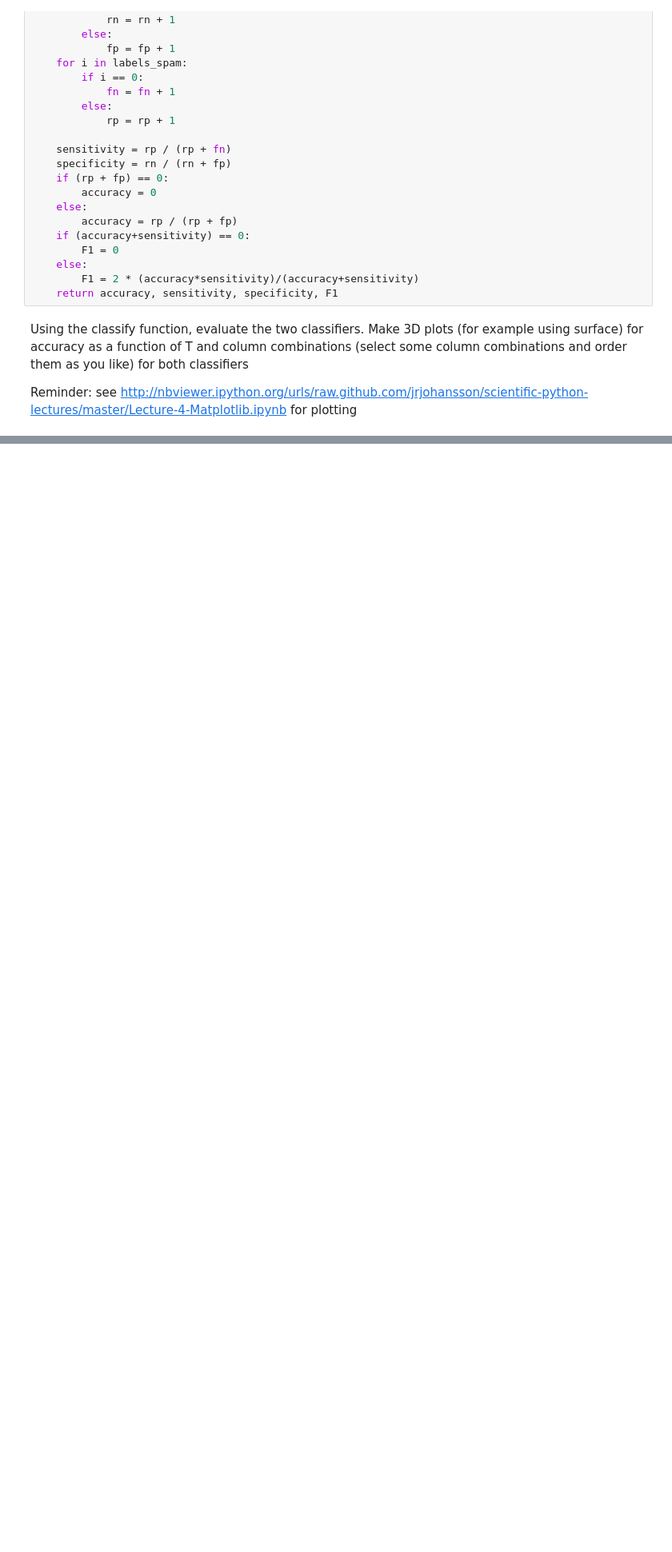
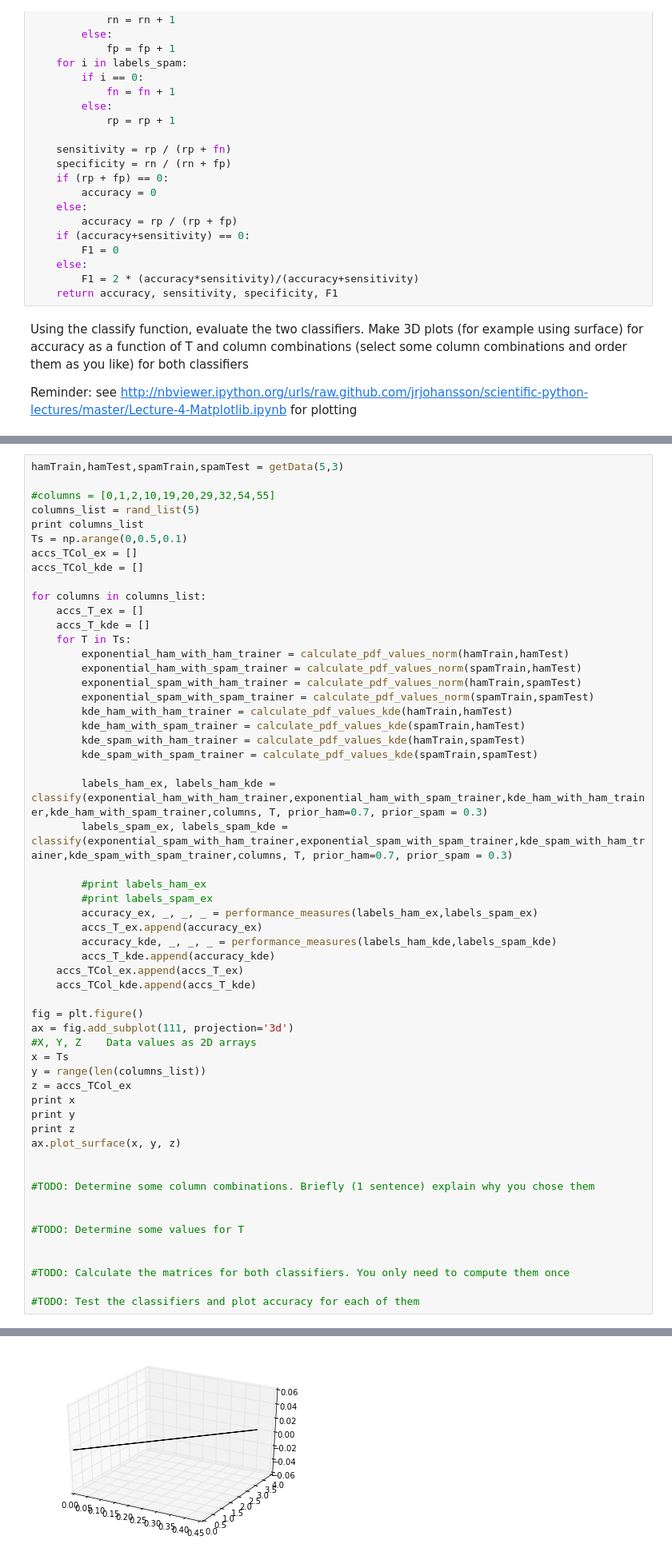
Before and after one commit to JensMeiners/ML1, a Jupyter notebook: Ex03/Sheet03_Implementation.ipynb, the cells around one changed output, grey strips where cells are left out. Shown: that part at 80% size. Saved outputs shown, nothing was run; the diff lists cells and outputs as text; blank space fills up the shorter version.

```diff
--- a/Ex03/Sheet03_Implementation.ipynb
+++ b/Ex03/Sheet03_Implementation.ipynb
@@ -299,0 +297,57 @@ Reminder: see http://nbviewer.ipython.org/urls/raw.github.com/jrjohansson/scient
+# %%
+hamTrain,hamTest,spamTrain,spamTest = getData(5,3)
+
+#columns = [0,1,2,10,19,20,29,32,54,55]
+columns_list = rand_list(5)
+print columns_list
+Ts = np.arange(0,0.5,0.1)
+accs_TCol_ex = []
+accs_TCol_kde = []
+
+for columns in columns_list:
+    accs_T_ex = []
+    accs_T_kde = []
+    for T in Ts:
+        exponential_ham_with_ham_trainer = calculate_pdf_values_norm(hamTrain,hamTest)
+        exponential_ham_with_spam_trainer = calculate_pdf_values_norm(spamTrain,hamTest)
+        exponential_spam_with_ham_trainer = calculate_pdf_values_norm(hamTrain,spamTest)
+        exponential_spam_with_spam_trainer = calculate_pdf_values_norm(spamTrain,spamTest)
+        kde_ham_with_ham_trainer = calculate_pdf_values_kde(hamTrain,hamTest)
+        kde_ham_with_spam_trainer = calculate_pdf_values_kde(spamTrain,hamTest)
+        kde_spam_with_ham_trainer = calculate_pdf_values_kde(hamTrain,spamTest)
+        kde_spam_with_spam_trainer = calculate_pdf_values_kde(spamTrain,spamTest)
+
+        labels_ham_ex, labels_ham_kde = classify(exponential_ham_with_ham_trainer,exponential_ham_with_spam_trainer,kde_ham_with_ham_trainer,kde_ham_with_spam_trainer,columns, T, prior_ham=0.7, prior_spam = 0.3)
+        labels_spam_ex, labels_spam_kde = classify(exponential_spam_with_ham_trainer,exponential_spam_with_spam_trainer,kde_spam_with_ham_trainer,kde_spam_with_spam_trainer,columns, T, prior_ham=0.7, prior_spam = 0.3)
+
+        #print labels_ham_ex
+        #print labels_spam_ex
+        accuracy_ex, _, _, _ = performance_measures(labels_ham_ex,labels_spam_ex)
+        accs_T_ex.append(accuracy_ex)
+        accuracy_kde, _, _, _ = performance_measures(labels_ham_kde,labels_spam_kde)
+        accs_T_kde.append(accuracy_kde)
+    accs_TCol_ex.append(accs_T_ex)
+    accs_TCol_kde.append(accs_T_kde)
+
+fig = plt.figure()
+ax = fig.add_subplot(111, projection='3d')
+#X, Y, Z 	Data values as 2D arrays
+x = Ts
+y = range(len(columns_list))
+z = accs_TCol_ex
+print x
+print y
+print z
+ax.plot_surface(x, y, z)
+
+
+#TODO: Determine some column combinations. Briefly (1 sentence) explain why you chose them
+
+
+#TODO: Determine some values for T
+
+
+#TODO: Calculate the matrices for both classifiers. You only need to compute them once
+
+#TODO: Test the classifiers and plot accuracy for each of them
+# %% [output]
@@ -299,0 +372 @@ Reminder: see http://nbviewer.ipython.org/urls/raw.github.com/jrjohansson/scient
+[figure, added]
```
Also changed, not shown: parts of 6 cells of this notebook.
